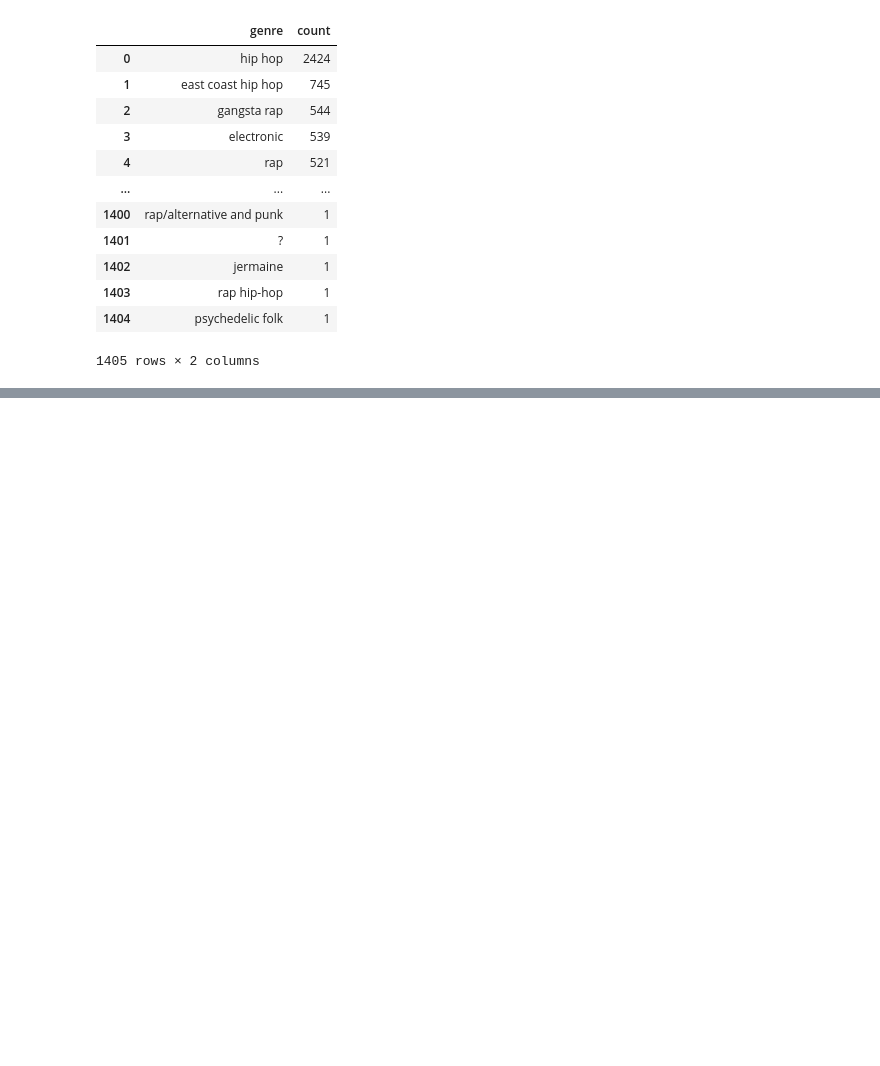
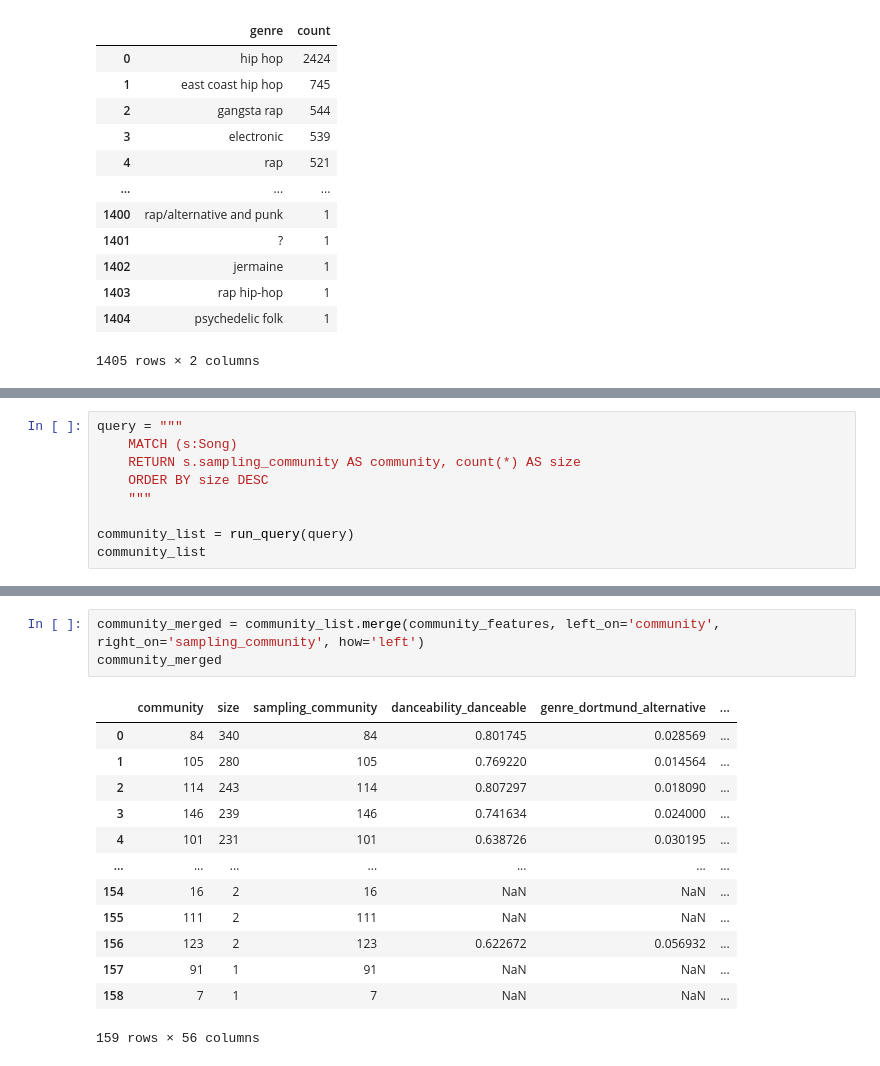
Before and after one commit to chrisapton/Music-KG-Project, a Jupyter notebook: notebooks/data_exploration.ipynb, the cells around one changed output, grey strips where cells are left out. Drawn from its saved outputs; the diff is of its cells as text; blank space fills up the shorter version.

```diff
--- a/notebooks/data_exploration.ipynb
+++ b/notebooks/data_exploration.ipynb
@@ -75,0 +154,9 @@ run_query(query)
+# %%
+query = """
+    MATCH (s:Song)
+    RETURN s.sampling_community AS community, count(*) AS size
+    ORDER BY size DESC
+    """
+
+community_list = run_query(query)
+community_list
@@ -75,0 +177,17 @@ run_query(query)
+# %%
+community_merged = community_list.merge(community_features, left_on='community', right_on='sampling_community', how='left')
+community_merged
+# %% [output]
+|  | community | size | sampling_community | danceability_danceable | genre_dortmund_alternative | ... |
+| 0 | 84 | 340 | 84 | 0.801745 | 0.028569 | ... |
+| 1 | 105 | 280 | 105 | 0.769220 | 0.014564 | ... |
+| 2 | 114 | 243 | 114 | 0.807297 | 0.018090 | ... |
+| 3 | 146 | 239 | 146 | 0.741634 | 0.024000 | ... |
+| 4 | 101 | 231 | 101 | 0.638726 | 0.030195 | ... |
+| ... | ... | ... | ... | ... | ... | ... |
+| 154 | 16 | 2 | 16 | NaN | NaN | ... |
+| 155 | 111 | 2 | 111 | NaN | NaN | ... |
+| 156 | 123 | 2 | 123 | 0.622672 | 0.056932 | ... |
+| 157 | 91 | 1 | 91 | NaN | NaN | ... |
+| 158 | 7 | 1 | 7 | NaN | NaN | ... |
+159 rows × 56 columns
```
Also changed, not shown: parts of 4 cells of this notebook, 5 other files.
